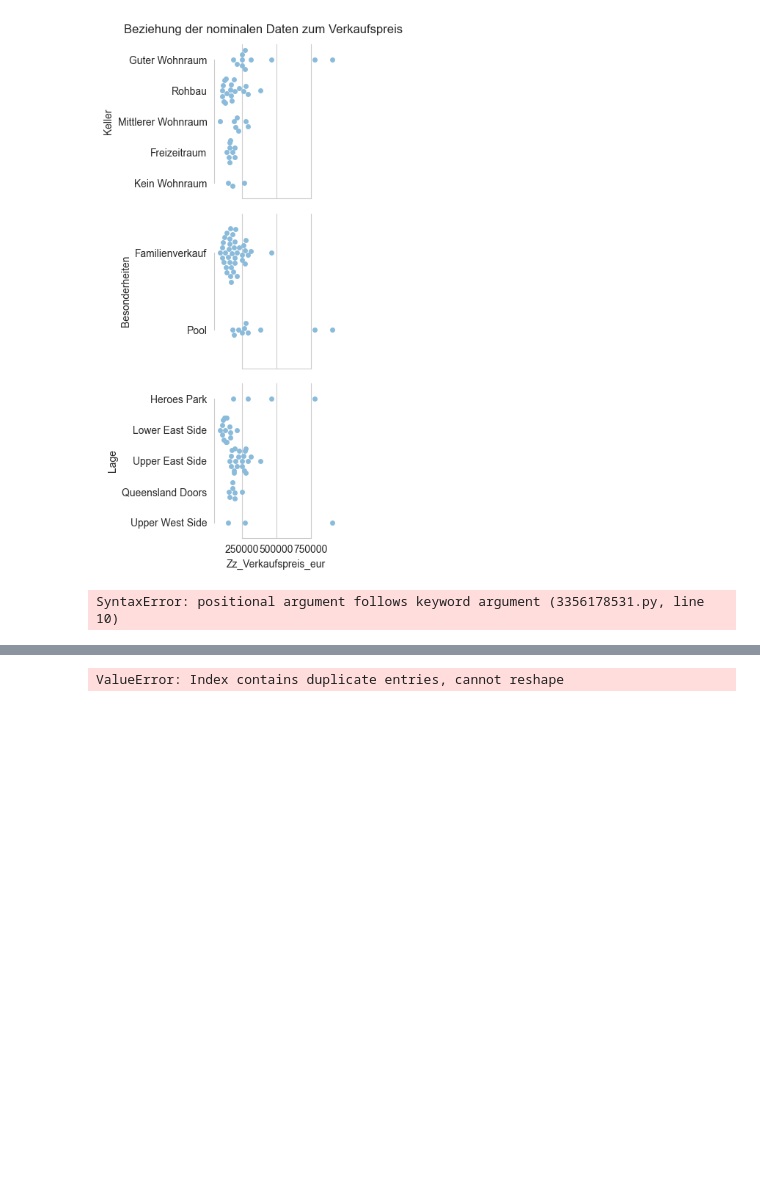
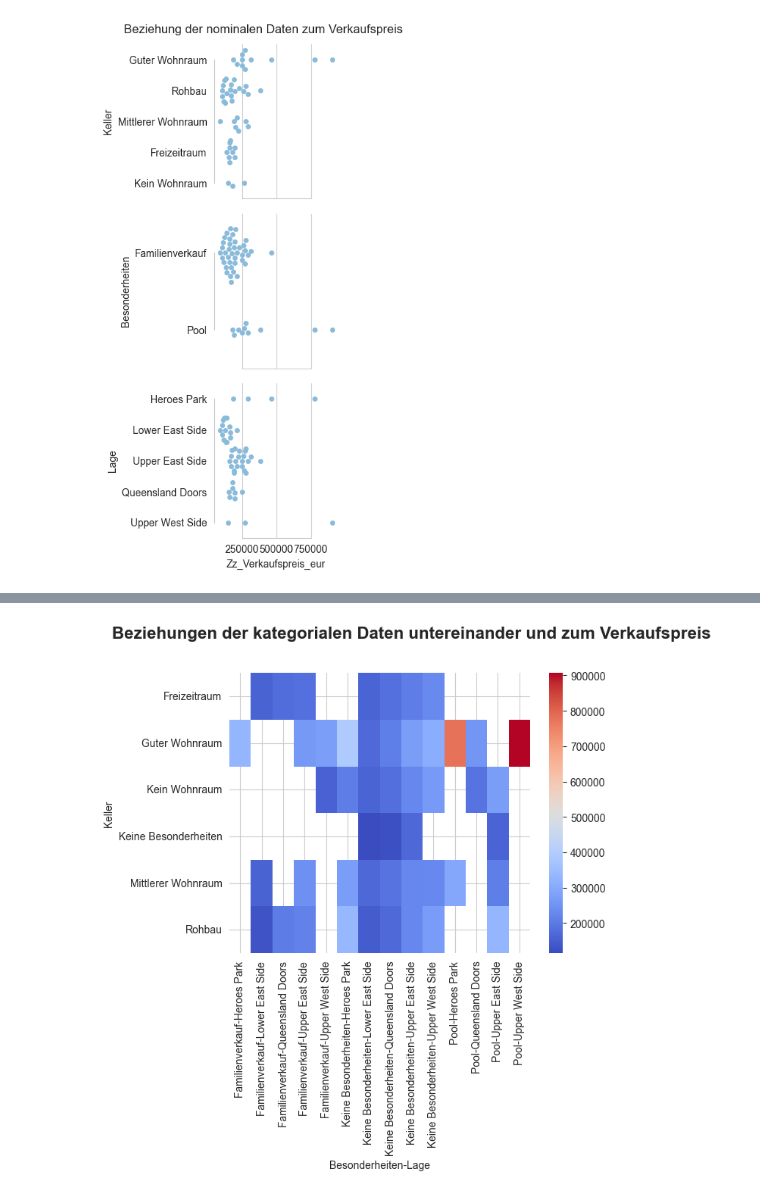
Before and after one commit to juliabb1/Data-Science-Programmentwurf, a Jupyter notebook: Programmentwurf/programmentwurf.ipynb, the cells around one changed output, grey strips where cells are left out. Drawn from its saved outputs; the diff is of its cells as text; code cells hidden in the pictures; blank space fills up the shorter version.

Commit message:
Beziehungen mehrere Dimensionen

```diff
--- a/Programmentwurf/programmentwurf.ipynb
+++ b/Programmentwurf/programmentwurf.ipynb
@@ -547,18 +556,14 @@ plt.show()
 # %% [output]
 [figure]
 # %%
-fig, axes = plt.subplots(2,3, figsize=(3, 1), sharey=False, sharex=True, constrained_layout=False)
-fig.suptitle("Beziehungen der kategorialen Daten untereinander und zum Verkaufspreis", fontsize=16, fontweight="bold", y=1.07)
+plt.suptitle("Beziehungen der kategorialen Daten untereinander und zum Verkaufspreis", fontsize=16, fontweight="bold", y=1.01)
 
 
 # Create a pivot table to aggregate the data by the different attributes
 data_nominal_merged = data_nominal_merged.fillna("Keine Besonderheiten")
 pivot_table = pd.pivot_table(data_nominal_merged, values='Zz_Verkaufspreis_eur', index=['Keller'], columns=['Besonderheiten', 'Lage'], aggfunc='mean')
 
-for i in data_nominal_merged.columns:
-    # Create the heatmap using seaborn
-    sns.heatmap(pivot_table, cmap='coolwarm', axes[k])
-    k += 1
+# Create the heatmap using seaborn
+sns.heatmap(pivot_table, cmap='coolwarm')
 pivot_table
 # %% [output]
-SyntaxError: positional argument follows keyword argument (3356178531.py, line 10)
@@ -565,32 +579 @@ SyntaxError: positional argument follows keyword argument (3356178531.py, line 1
+[figure, added]
-# %%
-fig, axes = plt.subplots(2,3, figsize=(14, 5), sharey=False, sharex=True, constrained_layout=False)
-fig.suptitle("Häufigkeiten der Merkmale mit ordinaler Ausprägung in Anteilen", fontsize=16, fontweight="bold", y=1.07)
-fig.subplots_adjust(wspace=0.5, hspace=0.8)
-
-# Erstellen der Barplots von Merkmalen mit ordinaler Ausprägung
-j = 0
-k = 0
-for i in data_ordinal.iloc[:,:-1].columns:
-    if(k == 3):
-        k = 0
-        j += 1
-    counts = data_ordinal[i].value_counts() / data_ordinal[i].notna().sum()
-    sns.barplot(y=counts.index, x=counts.values, ax=axes[j][k], orient="h")
-    axes[j][k].tick_params(axis='x', which='both', bottom=True, top=False, labelbottom=True)
-    axes[j][k].set_xticklabels(axes[j][k].get_xticklabels(), rotation=40, ha="right")
-    axes[j][k].set_xlabel(f"Anteil im relevanten Datensatzteil ({data_ordinal[i].notna().sum()}/{len(data_ordinal[i])})")
-    axes[j][k].set_ylabel(i)
-    axes[j][k].set_title("Anteil der Werte in '" + i + "'", fontweight="bold", pad=10)
-    bars = axes[j][k].barh(counts.index, counts.values)
-    axes[j][k].bar_label(bars, fmt='%.4f', padding=3, size=8)
-    k += 1
-
-# Styling
-sns.set_palette("Blues_d")
-sns.set_style("whitegrid")
-# Löschen leerer Subplots
-fig.delaxes(axes[1][2])
-
-plt.show()
-# %% [output]
-ValueError: Index contains duplicate entries, cannot reshape
```
Also changed, not shown: parts of 5 cells of this notebook, 1 other file.
